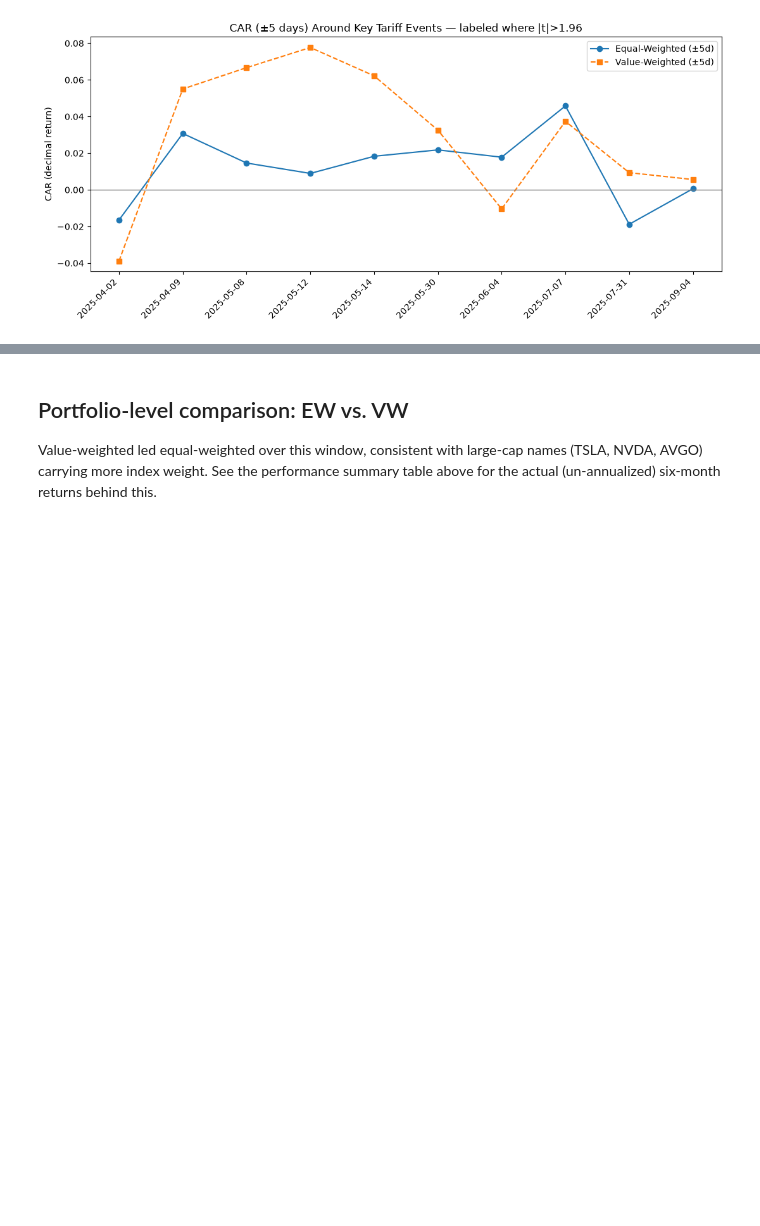
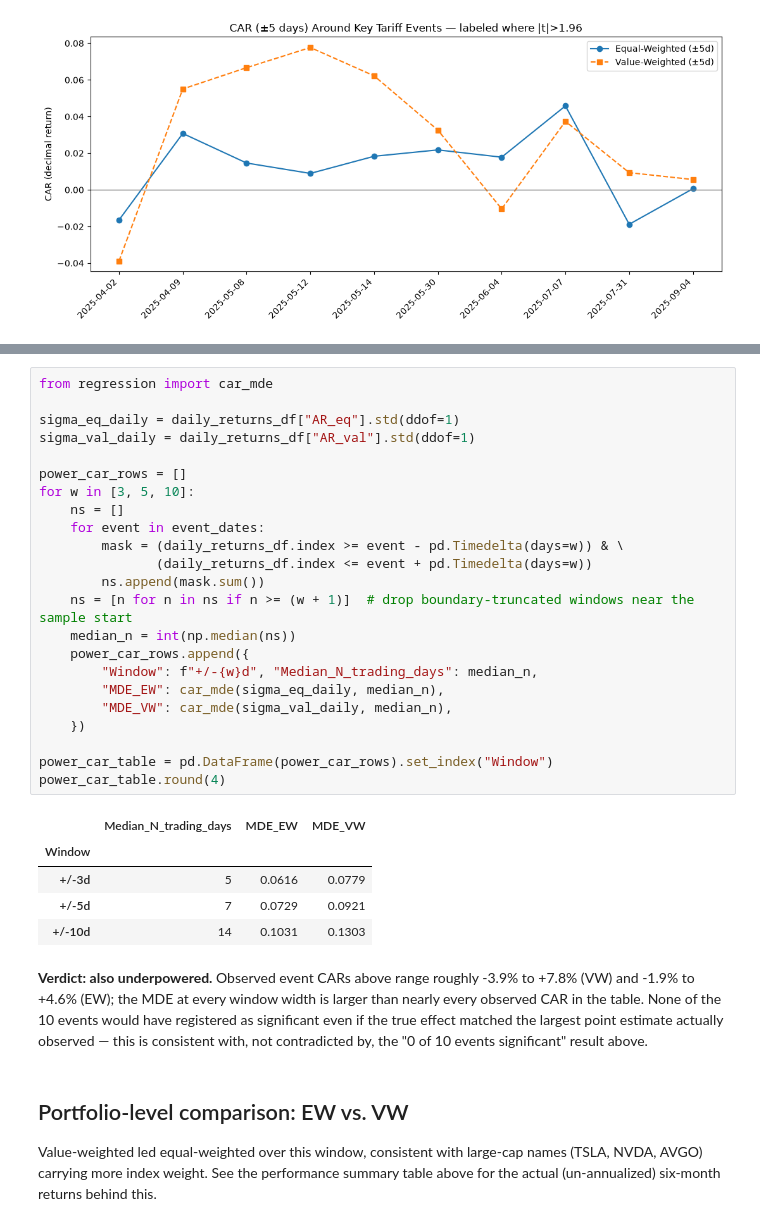
Before and after one commit to Divyansh1504/tariff-event-study, a Jupyter notebook: notebooks/report2_portfolio_event_study.ipynb, the cells around one changed output, grey strips where cells are left out. Drawn from its saved outputs; the diff is of its cells as text; blank space fills up the shorter version.

```diff
--- a/notebooks/report2_portfolio_event_study.ipynb
+++ b/notebooks/report2_portfolio_event_study.ipynb
@@ -307,3 +369,38 @@ plt.show()
+# %%
+from regression import car_mde
+
+sigma_eq_daily = daily_returns_df["AR_eq"].std(ddof=1)
+sigma_val_daily = daily_returns_df["AR_val"].std(ddof=1)
+
+power_car_rows = []
+for w in [3, 5, 10]:
+    ns = []
+    for event in event_dates:
+        mask = (daily_returns_df.index >= event - pd.Timedelta(days=w)) & \
+               (daily_returns_df.index <= event + pd.Timedelta(days=w))
+        ns.append(mask.sum())
+    ns = [n for n in ns if n >= (w + 1)]  # drop boundary-truncated windows near the sample start
+    median_n = int(np.median(ns))
+    power_car_rows.append({
+        "Window": f"+/-{w}d", "Median_N_trading_days": median_n,
+        "MDE_EW": car_mde(sigma_eq_daily, median_n),
+        "MDE_VW": car_mde(sigma_val_daily, median_n),
+    })
+
+power_car_table = pd.DataFrame(power_car_rows).set_index("Window")
+power_car_table.round(4)
+# %% [output]
+|  | Median_N_trading_days | MDE_EW | MDE_VW |
+| Window |  |  |  |
+| +/-3d | 5 | 0.0616 | 0.0779 |
+| +/-5d | 7 | 0.0729 | 0.0921 |
+| +/-10d | 14 | 0.1031 | 0.1303 |
+# %% [markdown]
+**Verdict: also underpowered.** Observed event CARs above range roughly -3.9% to +7.8% (VW) and
+-1.9% to +4.6% (EW); the MDE at every window width is larger than nearly every observed CAR in
+the table. None of the 10 events would have registered as significant even if the true effect
+matched the largest point estimate actually observed — this is consistent with, not contradicted
+by, the "0 of 10 events significant" result above.
 # %% [markdown]
 ## Portfolio-level comparison: EW vs. VW
 
```
Also changed, not shown: parts of 8 cells of this notebook, 19 other files.
